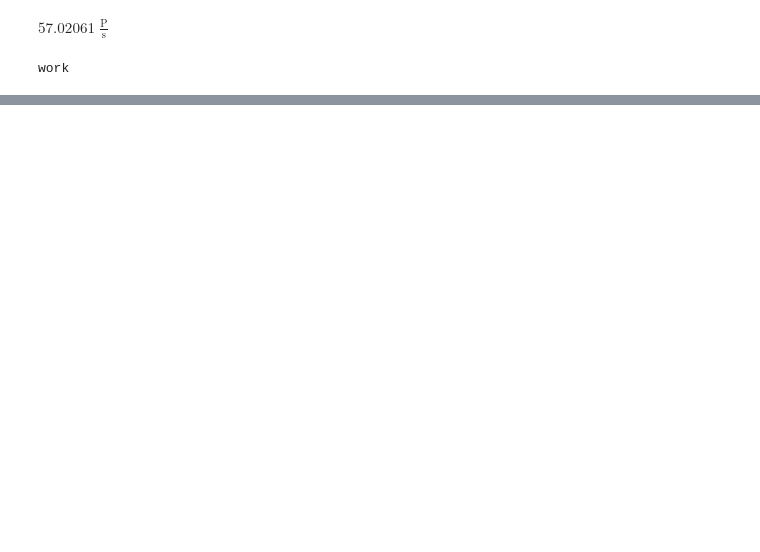
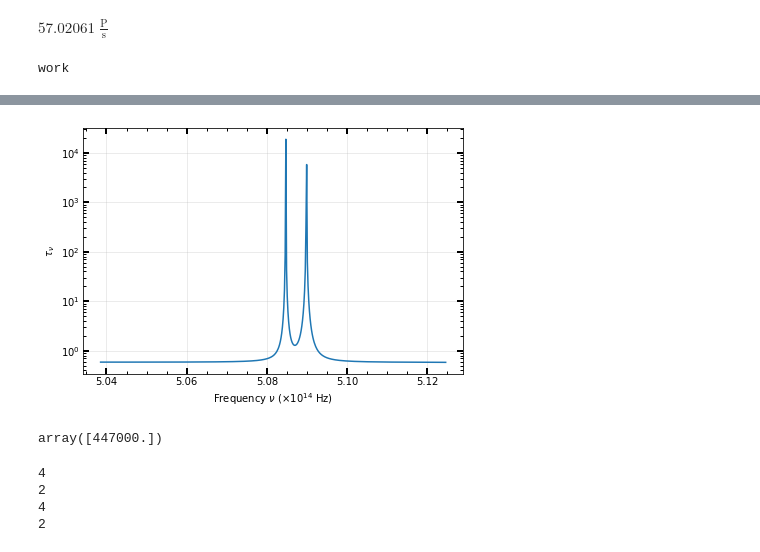
Before and after one commit to kyleneumann/Astro530, a Jupyter notebook: hw11.ipynb, the cells around one changed output, grey strips where cells are left out. Cells and saved outputs as stored; diff of their text form; code cells hidden in the pictures; blank space fills up the shorter version.

```diff
--- a/hw11.ipynb
+++ b/hw11.ipynb
@@ -81,0 +288,7 @@ t500_parameters(0.5)
+# %%
+n_size = 0.3
+#t500_arr = np.arange(tmin,tmax+0.01*n_size,n_size)
+wave_arr = np.linspace(5850,5950,500)*u.AA
+freq_arr = wave_arr.to(u.Hz,equivalencies=u.spectral())
+tn = tau_nu(.8,lam = wave_arr,n_size=n_size,log_bool=True)
+#print(tau_nu(.995,lam = 5896*u.AA,n_size=0.4,ideal_gas=True))
@@ -81,0 +303,33 @@ t500_parameters(0.5)
+# %%
+fig, ax = plt.subplots(figsize = (6,4), nrows = 1, ncols = 1)
+fig.tight_layout(h_pad=-.5)
+
+
+ax.yaxis.set_ticks_position('both')
+ax.xaxis.set_ticks_position('both')
+ax.minorticks_on()
+ax.grid(True,alpha=.3)
+
+ax.tick_params(direction='in', axis='both',which='minor',length=3,width=1)#,labelsize=8)
+ax.tick_params(direction='in',axis='both',which='major',length=6,width=2)#,labelsize=8)
+
+#ax.set_xscale("log")
+ax.set_yscale("log")
+
+ax.plot(freq_arr/10**14,tn)
+
+ax.set_ylabel(r"$\tau_\nu$")
+ax.set_xlabel(r"Frequency $\nu$ ($\times 10^{14}~$Hz)")
+
+# ax.legend()
+
+output_file = "plots/22b.pdf"
+
+fig.savefig(output_file,bbox_inches='tight')
+# %% [output]
+[figure, added]
+# %%
+params = t500_parameters(0)
+params["T"].to_numpy()
+# %% [output]
+array([447000.])
@@ -81,0 +346,7 @@ t500_parameters(0.5)
+# %%
+back(a=4,b=2)
+# %% [output]
+4
+2
+4
+2
```
Also changed, not shown: parts of 17 cells of this notebook, 3 other files.
